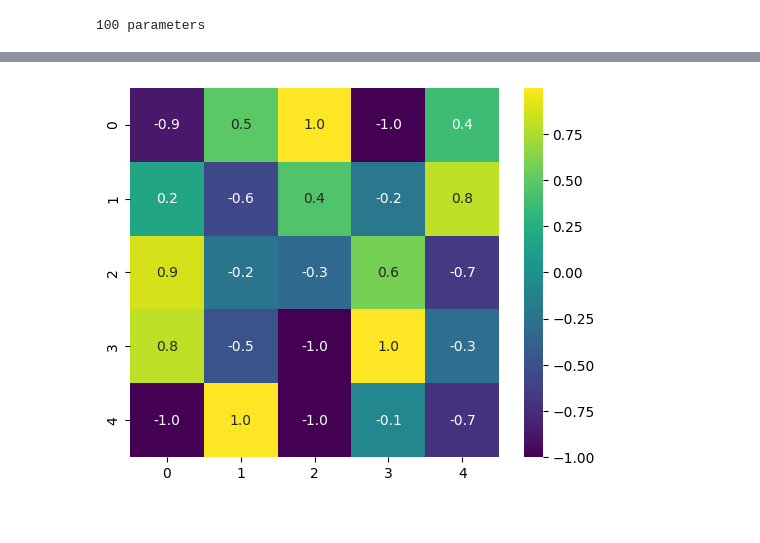
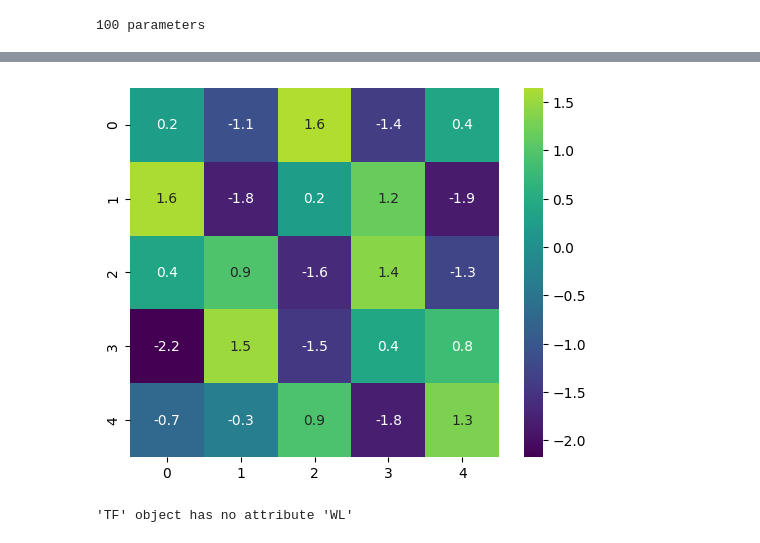
Before and after one commit to SewoongLee/addition_TF, a Jupyter notebook: addition_TF.ipynb, the cells around one changed output, grey strips where cells are left out. Cells and saved outputs as stored; diff of their text form; code cells hidden in the pictures.

```diff
--- a/addition_TF.ipynb
+++ b/addition_TF.ipynb
@@ -19,15 +19,19 @@ def plot_pca(model):
 # %%
 import matplotlib.pyplot as plt
 import seaborn as sns
-def hm(data):
+def hm(data, title=None, xaxis_name=None, yaxis_name=None):
   sns.heatmap(data.cpu(), annot=True, cmap='viridis', square=True, center=0, fmt='.1f')
+
+  plt.title(title)
+  plt.xlabel(xaxis_name)
+  plt.ylabel(yaxis_name)
   plt.show()
 # %% [markdown]
 ### Global
 # %%
 base = 5
-epochs = 30000
-learning_rate = 0.0001
+epochs = 20000
+learning_rate = 0.00005
 # %%
 import torch
 device = torch.device("cuda" if torch.cuda.is_available() else "cpu")
@@ -106,14 +131,14 @@ print(sum(p.numel() for p in model.parameters()), 'parameters')
 # %%
-# WE = model.WE.weight.data.cpu().detach()
+WE = model.WE.weight.data.cpu().detach()
 
-# import numpy as np
-# y = np.cos(2 * np.pi * np.arange(base*2) / base)
+import numpy as np
+y = np.cos(2 * np.pi * np.arange(base*2) / base)
 
-# rad = 1
-# for row in range(base):
-#     for col in range(base):
-#         WE[row, col] = rad * y[10+row-col]
+rad = 1
+for row in range(base):
+    for col in range(base):
+        WE[row, col] = rad * y[base+row-col]
 
-# model.WE.weight.data = WE.to(device)
-# model.WE.weight.requires_grad = False
-# hm(model.WE.weight.data)
+model.WE.weight.data = WE.to(device)
+model.WE.weight.requires_grad = False
+hm(model.WE.weight.data, xaxis_name='emb_dim', yaxis_name='token')
@@ -142,15 +169,15 @@ for epoch in range(epochs):
 
         optimizer.step()
 
-        # Weight clamp
-        with torch.no_grad():
-          for param in model.parameters():
-            param.clamp_(min=-1, max=1)
+        # # Weight clamp
+        # with torch.no_grad():
+        #   for param in model.parameters():
+        #     param.clamp_(min=-2, max=2)
 
     losses.append(loss_sum/total)
     if epoch == 0 or (epoch+1) % 100 == 0:
         print(f"Epoch {epoch+1}\t Loss: {losses[-1]:6f}\t Acc: {correct/total:4f}")
-    if epoch == 0 or (epoch+1) % 10000 == 0:
+    if epoch == 0 or (epoch+1) % 1000 == 0:
         plot_pca(model)
         pass
 # %% [output]
@@ -245,4 +281,11 @@ hm(model.W1.weight.data)
 # %%
-hm(model.WL.weight.data)
+hm(model.W2.weight.data)
 # %% [output]
-[figure, old version]
+[figure, new version]
+# %%
+try:
+    hm(model.WL.weight.data)
+except Exception as e:
+    print(e)
+# %% [output]
+'TF' object has no attribute 'WL'
```
Also changed, not shown: parts of 10 cells of this notebook.
